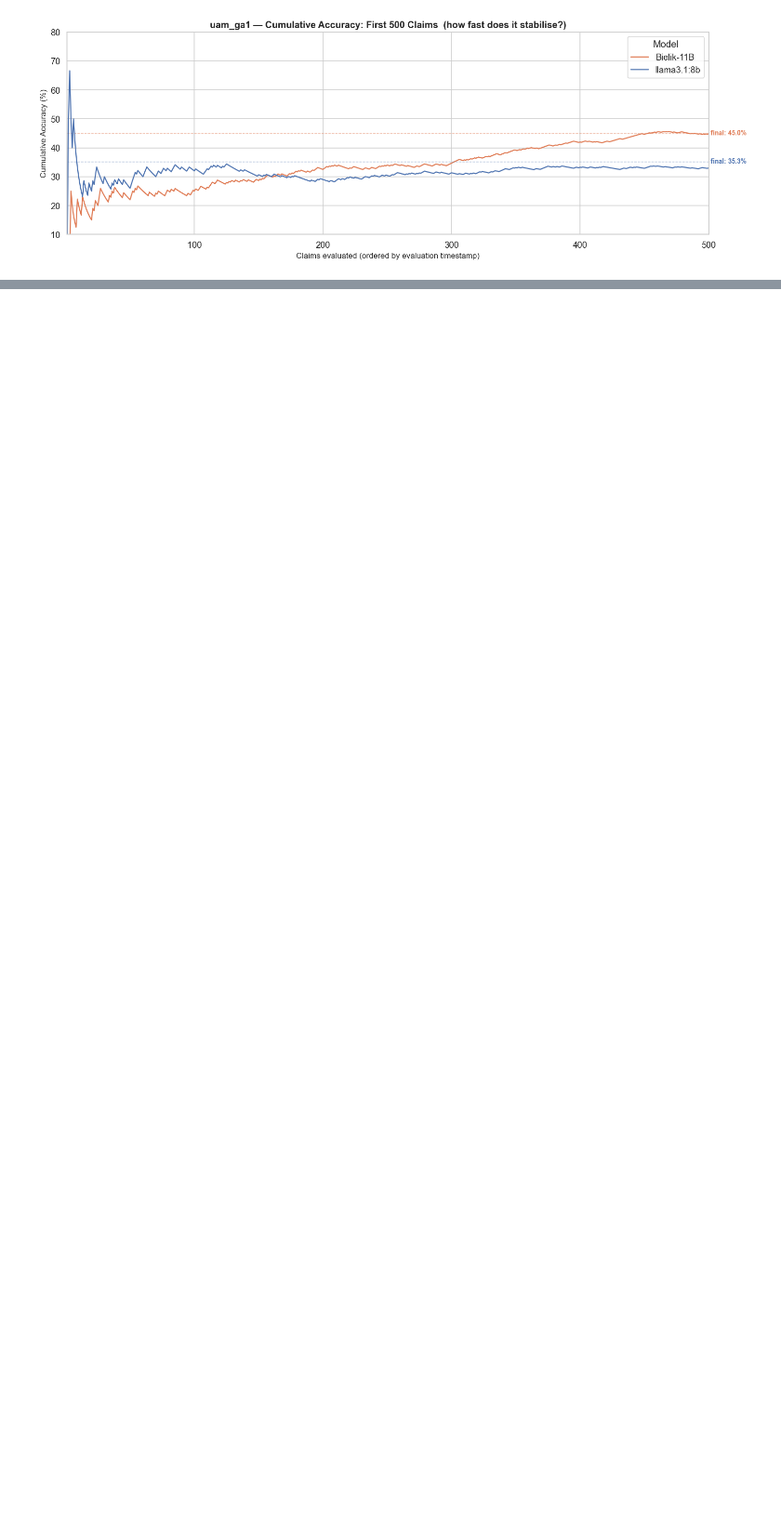
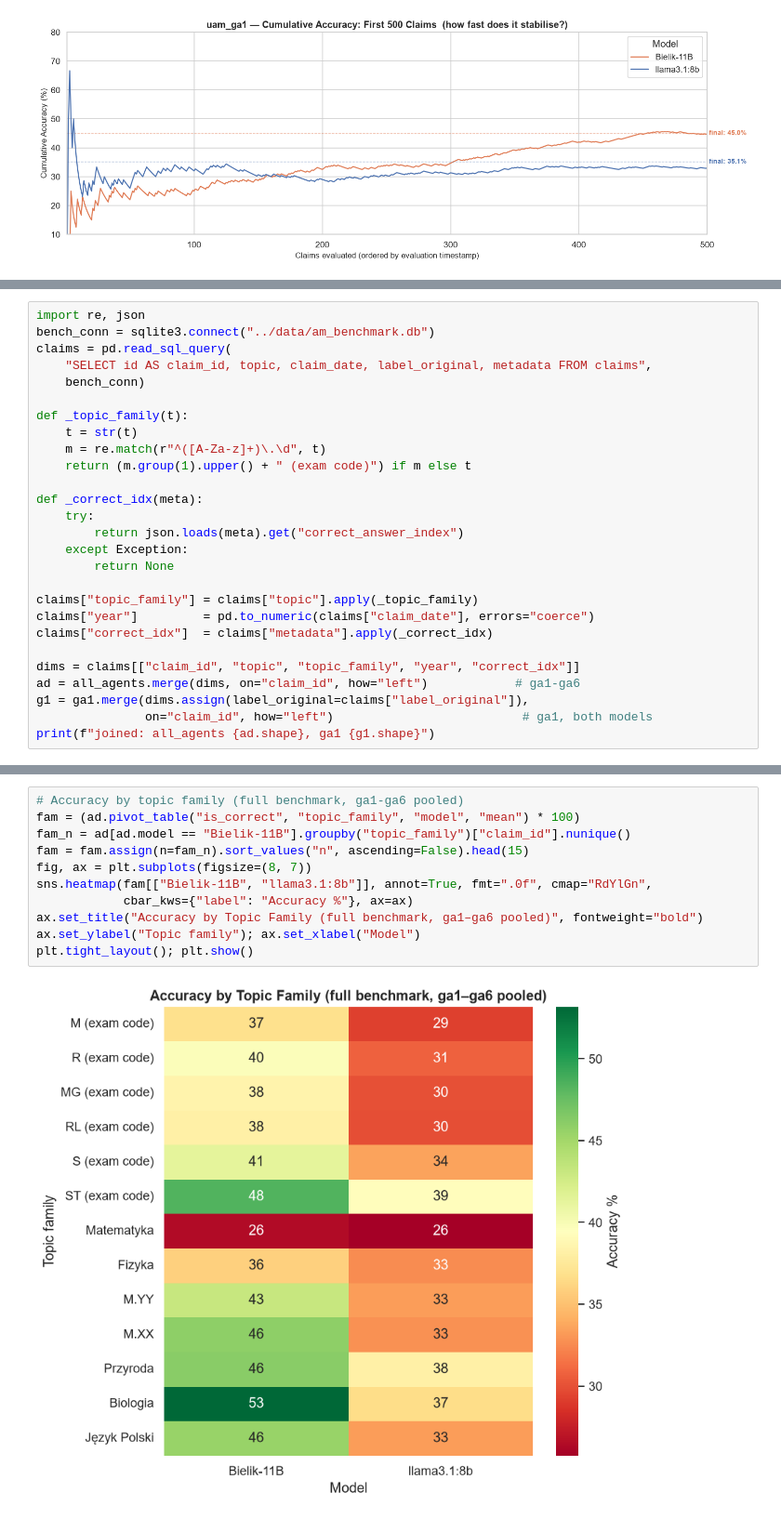
Before and after one commit to Wilsonuep/claims_processing, a Jupyter notebook: data_analysis/data_discovery.ipynb, the cells around one changed output, grey strips where cells are left out. Shown at 93% size. Saved outputs shown, nothing was run; the diff lists cells and outputs as text; blank space fills up the shorter version.

```diff
--- a/data_analysis/data_discovery.ipynb
+++ b/data_analysis/data_discovery.ipynb
@@ -468,0 +480,27 @@ pd.read_sql_query("""
+# %%
+import re, json
+bench_conn = sqlite3.connect("../data/am_benchmark.db")
+claims = pd.read_sql_query(
+    "SELECT id AS claim_id, topic, claim_date, label_original, metadata FROM claims",
+    bench_conn)
+
+def _topic_family(t):
+    t = str(t)
+    m = re.match(r"^([A-Za-z]+)\.\d", t)
+    return (m.group(1).upper() + " (exam code)") if m else t
+
+def _correct_idx(meta):
+    try:
+        return json.loads(meta).get("correct_answer_index")
+    except Exception:
+        return None
+
+claims["topic_family"] = claims["topic"].apply(_topic_family)
+claims["year"]         = pd.to_numeric(claims["claim_date"], errors="coerce")
+claims["correct_idx"]  = claims["metadata"].apply(_correct_idx)
+
+dims = claims[["claim_id", "topic", "topic_family", "year", "correct_idx"]]
+ad = all_agents.merge(dims, on="claim_id", how="left")            # ga1-ga6
+g1 = ga1.merge(dims.assign(label_original=claims["label_original"]),
+               on="claim_id", how="left")                          # ga1, both models
+print(f"joined: all_agents {ad.shape}, ga1 {g1.shape}")
@@ -468,0 +509,13 @@ pd.read_sql_query("""
+# %%
+# Accuracy by topic family (full benchmark, ga1-ga6 pooled)
+fam = (ad.pivot_table("is_correct", "topic_family", "model", "mean") * 100)
+fam_n = ad[ad.model == "Bielik-11B"].groupby("topic_family")["claim_id"].nunique()
+fam = fam.assign(n=fam_n).sort_values("n", ascending=False).head(15)
+fig, ax = plt.subplots(figsize=(8, 7))
+sns.heatmap(fam[["Bielik-11B", "llama3.1:8b"]], annot=True, fmt=".0f", cmap="RdYlGn",
+            cbar_kws={"label": "Accuracy %"}, ax=ax)
+ax.set_title("Accuracy by Topic Family (full benchmark, ga1–ga6 pooled)", fontweight="bold")
+ax.set_ylabel("Topic family"); ax.set_xlabel("Model")
+plt.tight_layout(); plt.show()
+# %% [output]
+[figure, added]
```
Also changed, not shown: parts of 14 cells of this notebook, 2 other files.
